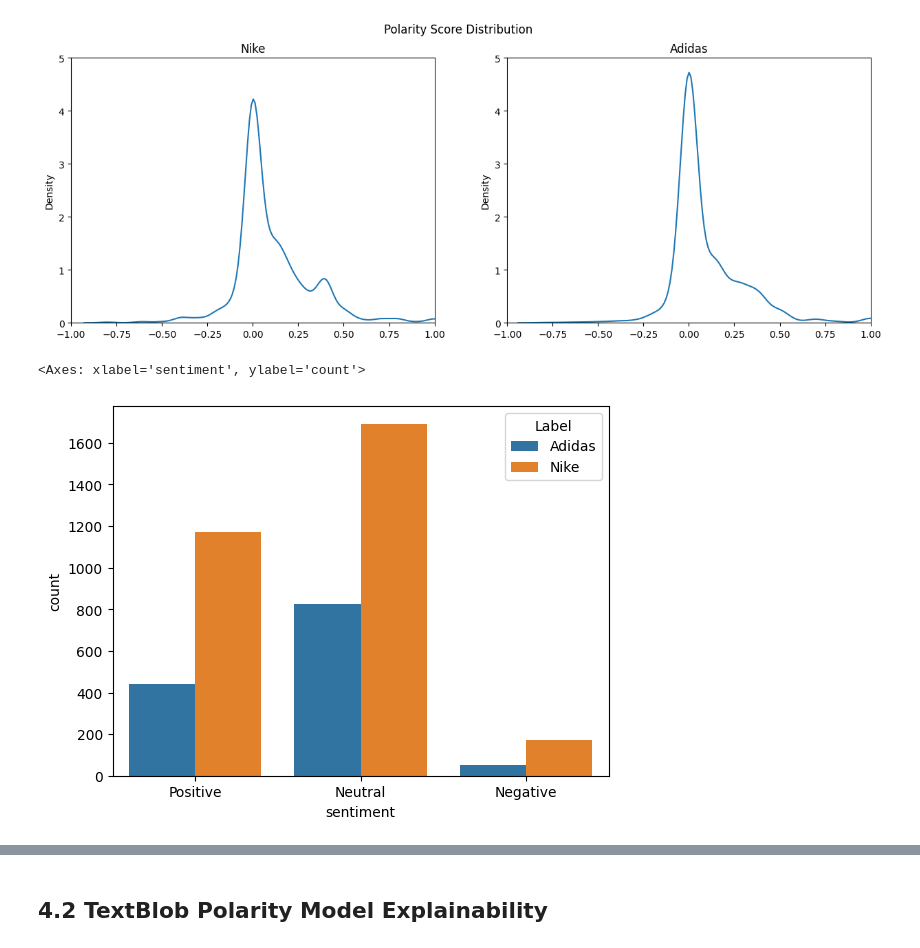
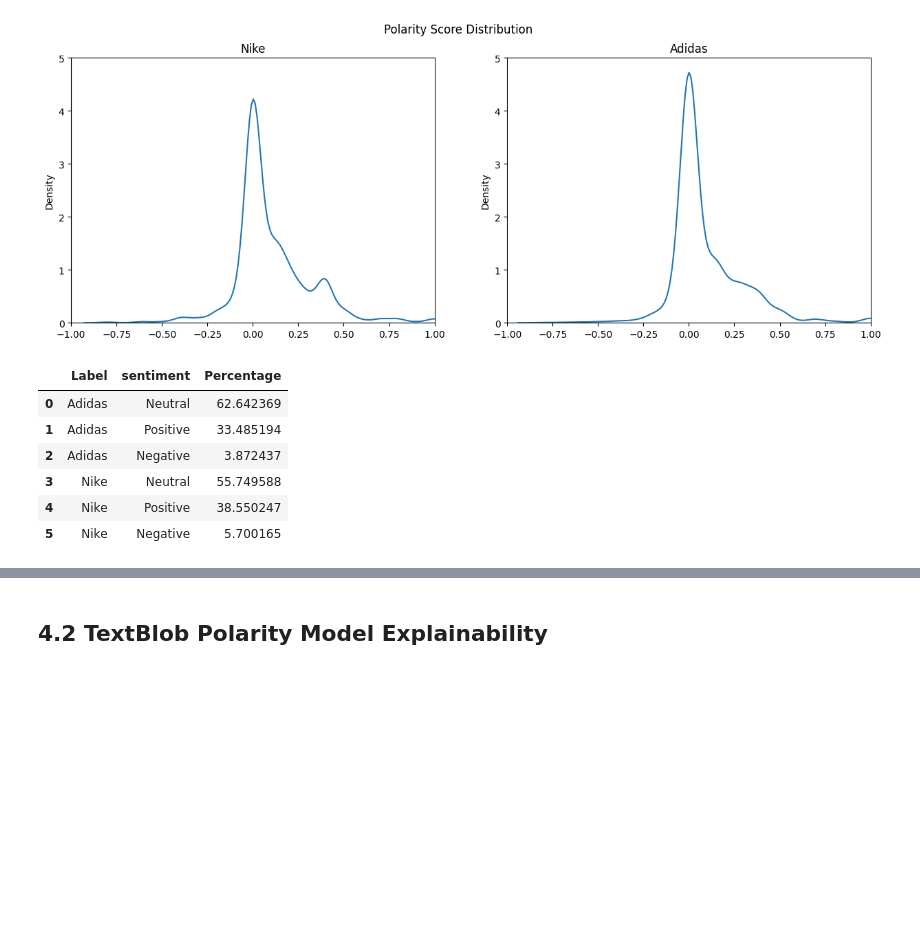
Before and after one commit to VinceTruong/Social-Web-Analytics, a Jupyter notebook: main.ipynb, the cells around one changed output, grey strips where cells are left out. Cells and saved outputs as stored; diff of their text form; code cells hidden in the pictures; blank space fills up the shorter version.

```diff
--- a/main.ipynb
+++ b/main.ipynb
@@ -372,9 +371,3 @@ axes[1].set_xlim((-1,1))
 plt.show()
 # %% [output]
 [figure]
-# %%
-sns.countplot(df, x='sentiment', hue='Label')
-#percentage
-# %% [output]
-<Axes: xlabel='sentiment', ylabel='count'>
-[figure, removed]
@@ -380,0 +378,10 @@ sns.countplot(df, x='sentiment', hue='Label')
+# %%
+state_pcts
+# %% [output]
+|  | Label | sentiment | Percentage |
+| 0 | Adidas | Neutral | 62.642369 |
+| 1 | Adidas | Positive | 33.485194 |
+| 2 | Adidas | Negative | 3.872437 |
+| 3 | Nike | Neutral | 55.749588 |
+| 4 | Nike | Positive | 38.550247 |
+| 5 | Nike | Negative | 5.700165 |
```
Also changed, not shown: parts of 3 cells of this notebook.
